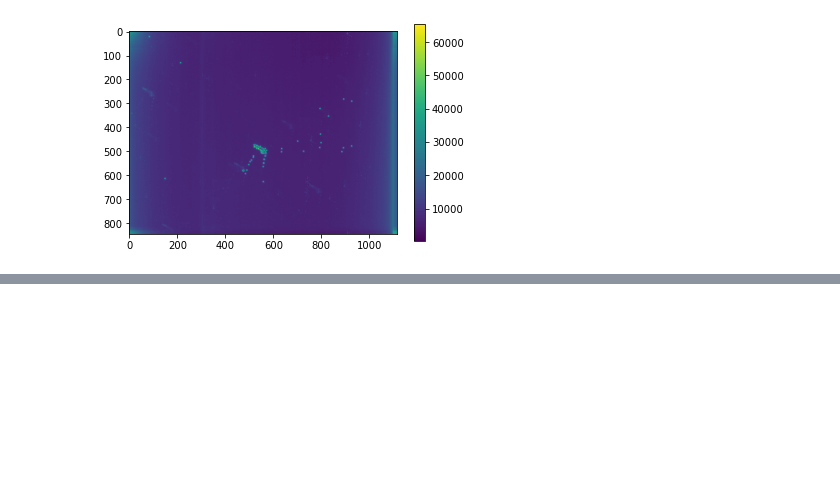
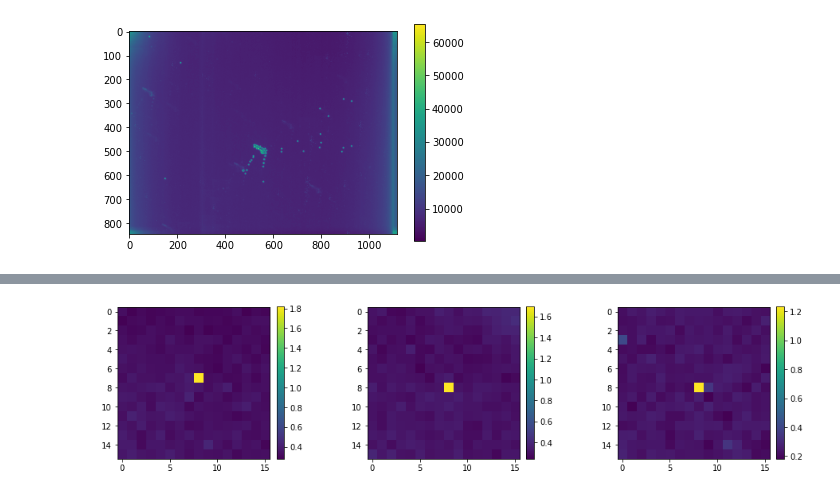
Before and after one commit to cl3425/ast6725-photometry-lab, a Jupyter notebook: photometry-lab-chris-lam.ipynb, the cells around one changed output, grey strips where cells are left out. Cells and saved outputs as stored; diff of their text form; code cells hidden in the pictures; blank space fills up the shorter version.

```diff
--- a/photometry-lab-chris-lam.ipynb
+++ b/photometry-lab-chris-lam.ipynb
@@ -108,0 +353,44 @@ plt.show()
+# %%
+%matplotlib inline
+
+#fig = plt.figure(figsize=(15,5))
+fig, axes = plt.subplots(ncols=1, nrows=3, figsize=(15,10))
+fig.set_size_inches(15, 10)
+plt.subplots_adjust(wspace=0.5, hspace=0.5)
+axes = axes.flatten()
+
+#ax = fig.add_subplot(2, 3, 1)
+plt.subplot(131)
+im = plt.imshow(norm1[peakx[0]+1:peakx[0]+17, peaky[0]-3:peaky[0]+13])
+plt.colorbar(im, fraction=0.046, pad=0.04)
+
+#ax = fig.add_subplot(2, 3, 2)
+plt.subplot(132)
+#plt.imshow(norm1[peakx[-3]-50:peakx[-3]+50, peaky[-3]-50:peaky[-3]+50])
+im = plt.imshow(norm1[peakx[0]-7:peakx[0]+9, peaky[0]+33:peaky[0]+49])
+plt.colorbar(im, fraction=0.046, pad=0.04)
+
+#ax = fig.add_subplot(2, 3, 3)
+plt.subplot(133)
+im = plt.imshow(norm1[peakx[-2]-5:peakx[-2]+11, peaky[-2]-16:peaky[-2]+0])
+plt.colorbar(im, fraction=0.046, pad=0.04)
+
+""""
+plt.subplot(234)
+# create x and y indices
+plt.imshow(psf(norm1, peakx[0]+1, peakx[0]+17, peaky[0]-3, peaky[0]+13))
+#plt.contour(psf(norm1, peakx[-2]-5, peakx[-2]+11, peaky[-2]-16, peaky[-2]+0), [np.max(data_fitted)/2], colors='w')
+plt.colorbar()
+
+plt.subplot(235)
+plt.imshow(psf(norm1, peakx[0]-7, peakx[0]+9, peaky[0]+33, peaky[0]+49))
+#plt.contour(psf(norm1, peakx[-2]-5, peakx[-2]+11, peaky[-2]-16, peaky[-2]+0), [np.max(data_fitted)/2], colors='w')plt.colorbar()
+
+plt.subplot(236)
+plt.imshow(psf(norm1, peakx[-2]-5, peakx[-2]+11, peaky[-2]-16, peaky[-2]+0))
+#plt.contour(psf(norm1, peakx[-2]-5, peakx[-2]+11, peaky[-2]-16, peaky[-2]+0), [np.max(data_fitted)/2], colors='w')plt.colorbar()
+"""
+
+plt.show()
+# %% [output]
+[figure, added]
```
Also changed, not shown: parts of 16 cells of this notebook.
